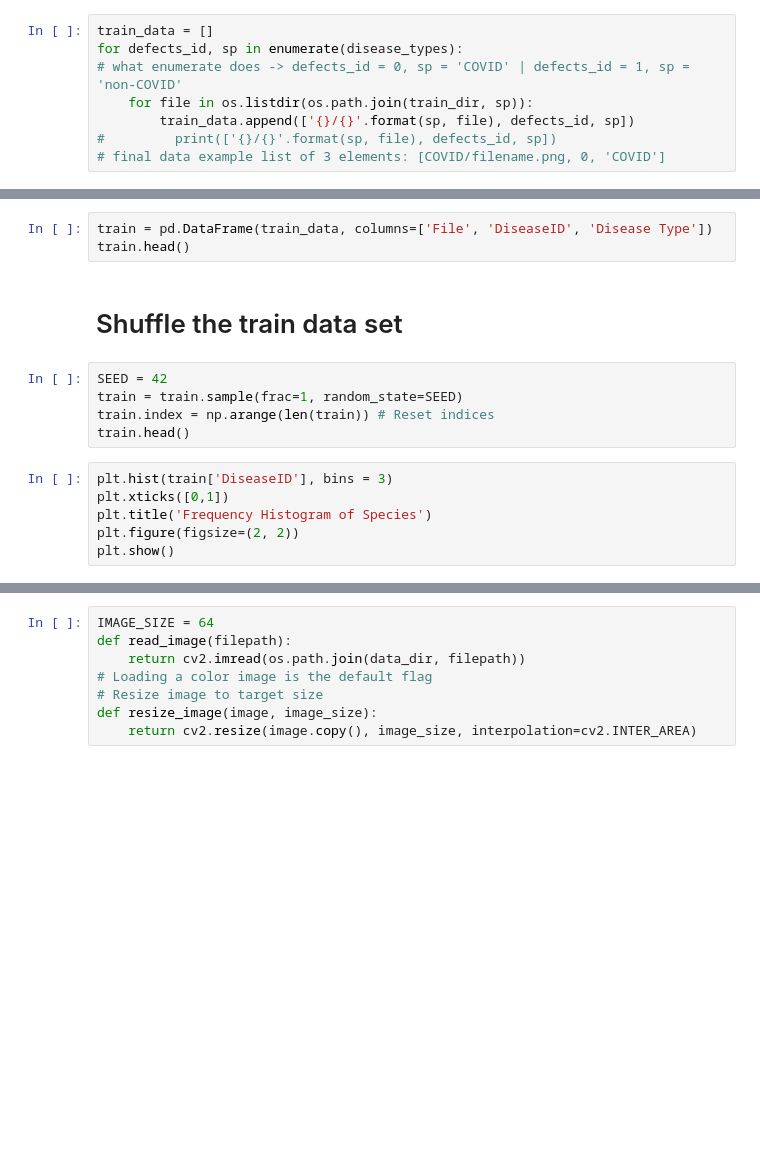
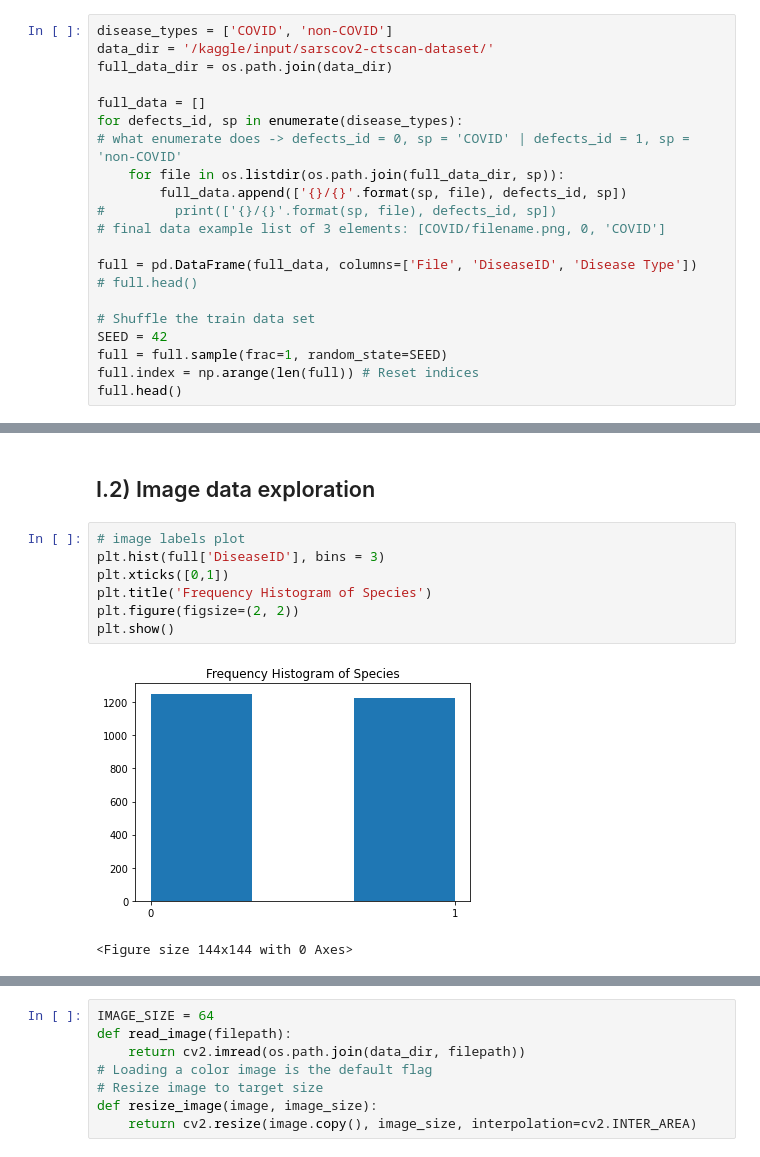
Before and after one commit to Robert-H-Gan/Covid_19_lung_ct_scan_classification, a Jupyter notebook: covid-19-scanners-identification.ipynb, the cells around one changed output, grey strips where cells are left out. Saved outputs shown, nothing was run; the diff lists cells and outputs as text; blank space fills up the shorter version.

```diff
--- a/covid-19-scanners-identification.ipynb
+++ b/covid-19-scanners-identification.ipynb
@@ -41,8 +48,21 @@ train_dir = os.path.join(data_dir)
 # %%
-train_data = []
+disease_types = ['COVID', 'non-COVID']
+data_dir = '/kaggle/input/sarscov2-ctscan-dataset/'
+full_data_dir = os.path.join(data_dir)
+
+full_data = []
 for defects_id, sp in enumerate(disease_types):
 # what enumerate does -> defects_id = 0, sp = 'COVID' | defects_id = 1, sp = 'non-COVID'
-    for file in os.listdir(os.path.join(train_dir, sp)):
-        train_data.append(['{}/{}'.format(sp, file), defects_id, sp])
+    for file in os.listdir(os.path.join(full_data_dir, sp)):
+        full_data.append(['{}/{}'.format(sp, file), defects_id, sp])
 #         print(['{}/{}'.format(sp, file), defects_id, sp])
 # final data example list of 3 elements: [COVID/filename.png, 0, 'COVID']
+
+full = pd.DataFrame(full_data, columns=['File', 'DiseaseID', 'Disease Type'])
+# full.head()
+
+# Shuffle the train data set
+SEED = 42
+full = full.sample(frac=1, random_state=SEED)
+full.index = np.arange(len(full)) # Reset indices
+full.head()
@@ -49,17 +76,13 @@ for defects_id, sp in enumerate(disease_types):
-# %%
-train = pd.DataFrame(train_data, columns=['File', 'DiseaseID', 'Disease Type'])
-train.head()
-# %% [markdown]
-# Shuffle the train data set
-# %%
-SEED = 42
-train = train.sample(frac=1, random_state=SEED)
-train.index = np.arange(len(train)) # Reset indices
-train.head()
+# %% [markdown]
+## I.2) Image data exploration
 # %%
-plt.hist(train['DiseaseID'], bins = 3)
+# image labels plot
+plt.hist(full['DiseaseID'], bins = 3)
 plt.xticks([0,1])
 plt.title('Frequency Histogram of Species')
 plt.figure(figsize=(2, 2))
 plt.show()
+# %% [output]
+[figure, added]
+<Figure size 144x144 with 0 Axes>
 # %%
```
Also changed, not shown: parts of 36 cells of this notebook.
